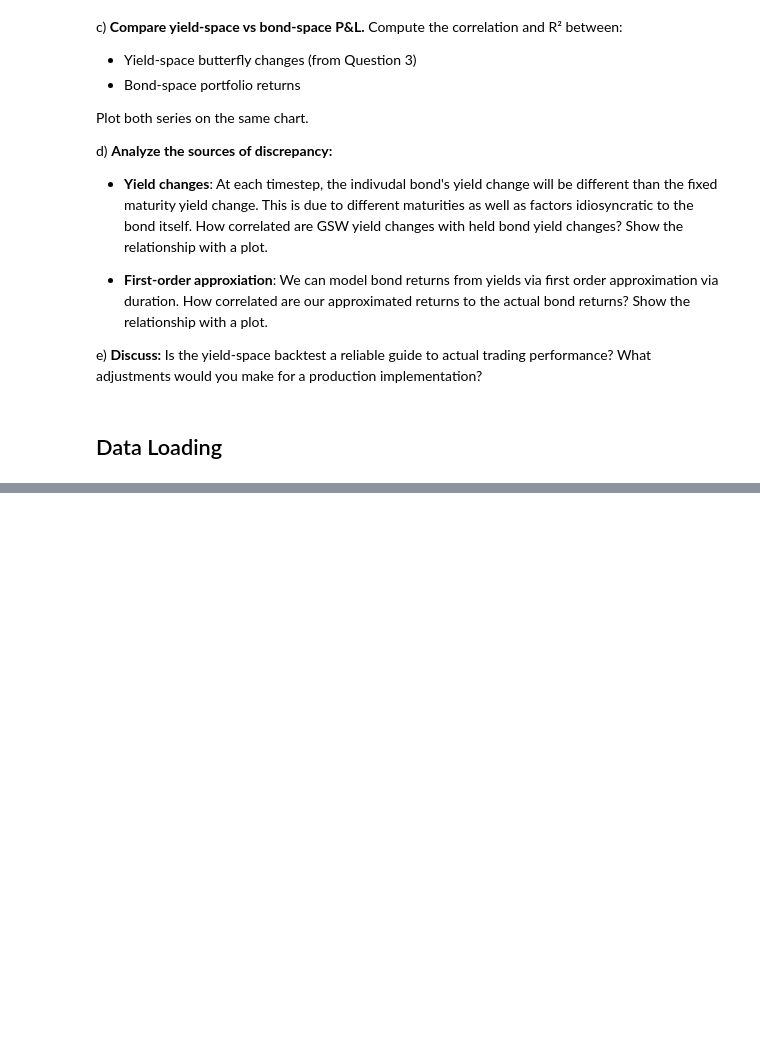
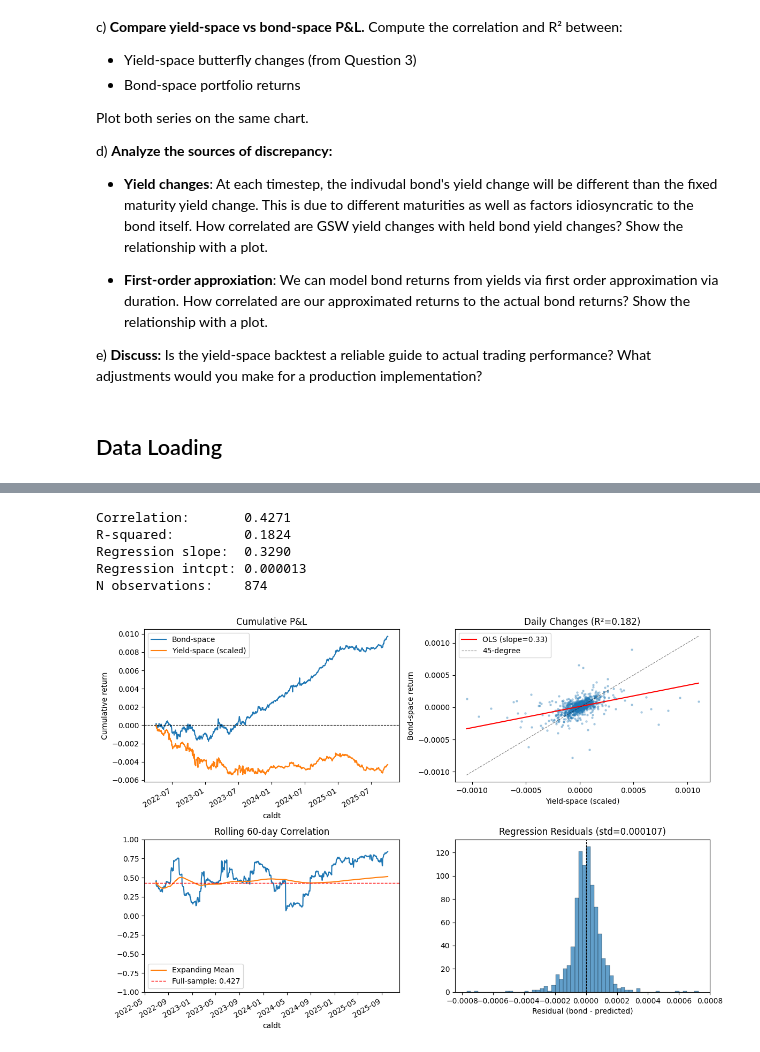
Before and after one commit to y3y-tech/Fixed_Income_Butterfly_Trades, a Jupyter notebook: Question_5.ipynb, the cells around one changed output, grey strips where cells are left out. Cells and saved outputs as stored; diff of their text form; code cells hidden in the pictures; blank space fills up the shorter version.

```diff
--- a/Question_5.ipynb
+++ b/Question_5.ipynb
@@ -199,0 +303,64 @@ def build_roll_schedule(panel, target_maturities, freq='MS', method='closest_ttm
+# %%
+yield_butterfly = yields_diff_overlap @ weights
+yield_butterfly.name = "yield_butterfly"
+
+all_returns = bond_returns.join(yield_butterfly).dropna()
+# %%
+YIELD_SCALE = 100
+
+all_returns["yield_scaled"] = -all_returns["yield_butterfly"] / YIELD_SCALE
+
+corr = all_returns["port_return"].corr(all_returns["yield_scaled"])
+r2 = corr**2
+slope, intercept = np.polyfit(all_returns["yield_scaled"], all_returns["port_return"], 1)
+
+print(f"""Correlation:       {corr:.4f}
+R-squared:         {r2:.4f}
+Regression slope:  {slope:.4f}
+Regression intcpt: {intercept:.6f}
+N observations:    {len(all_returns)}""")
+# %% [output]
+Correlation:       0.4271
+R-squared:         0.1824
+Regression slope:  0.3290
+Regression intcpt: 0.000013
+N observations:    874
+# %%
+fig, axes = plt.subplots(2, 2, figsize=(12, 8))
+
+all_returns["port_return"].cumsum().plot(ax=axes[0, 0], label="Bond-space")
+all_returns["yield_scaled"].cumsum().plot(ax=axes[0, 0], label="Yield-space (scaled)")
+axes[0, 0].set_title("Cumulative P&L")
+axes[0, 0].axhline(0, color="k", ls="--", lw=0.8)
+axes[0, 0].legend()
+axes[0, 0].set_ylabel("Cumulative return")
+
+axes[0, 1].scatter(all_returns["yield_scaled"], all_returns["port_return"], alpha=0.3, s=5)
+lims = [all_returns["yield_scaled"].min(), all_returns["yield_scaled"].max()]
+axes[0, 1].plot(
+    lims, np.polyval([slope, intercept], lims), "r-", lw=1.5, label=f"OLS (slope={slope:.2f})"
+)
+axes[0, 1].plot(lims, lims, "k--", lw=0.8, alpha=0.5, label="45-degree")
+axes[0, 1].set_xlabel("Yield-space (scaled)")
+axes[0, 1].set_ylabel("Bond-space return")
+axes[0, 1].set_title(f"Daily Changes (R²={r2:.3f})")
+axes[0, 1].legend()
+
+rolling_corr = all_returns["port_return"].rolling(60).corr(all_returns["yield_scaled"])
+rolling_corr.plot(ax=axes[1, 0])
+rolling_corr.expanding().mean().plot(ax=axes[1, 0], label="Expanding Mean")
+axes[1, 0].axhline(corr, color="r", ls="--", lw=1, label=f"Full-sample: {corr:.3f}")
+axes[1, 0].set_title("Rolling 60-day Correlation")
+axes[1, 0].set_ylim(-1, 1)
+axes[1, 0].legend()
+
+residuals = all_returns["port_return"] - (slope * all_returns["yield_scaled"] + intercept)
+axes[1, 1].hist(residuals, bins=60, edgecolor="black", linewidth=0.3, alpha=0.7)
+axes[1, 1].axvline(0, color="k", ls="--", lw=0.8)
+axes[1, 1].set_title(f"Regression Residuals (std={residuals.std():.6f})")
+axes[1, 1].set_xlabel("Residual (bond - predicted)")
+
+plt.tight_layout()
+plt.show()
+# %% [output]
+[figure, added]
```
Also changed, not shown: parts of 26 cells of this notebook, 2 other files.
